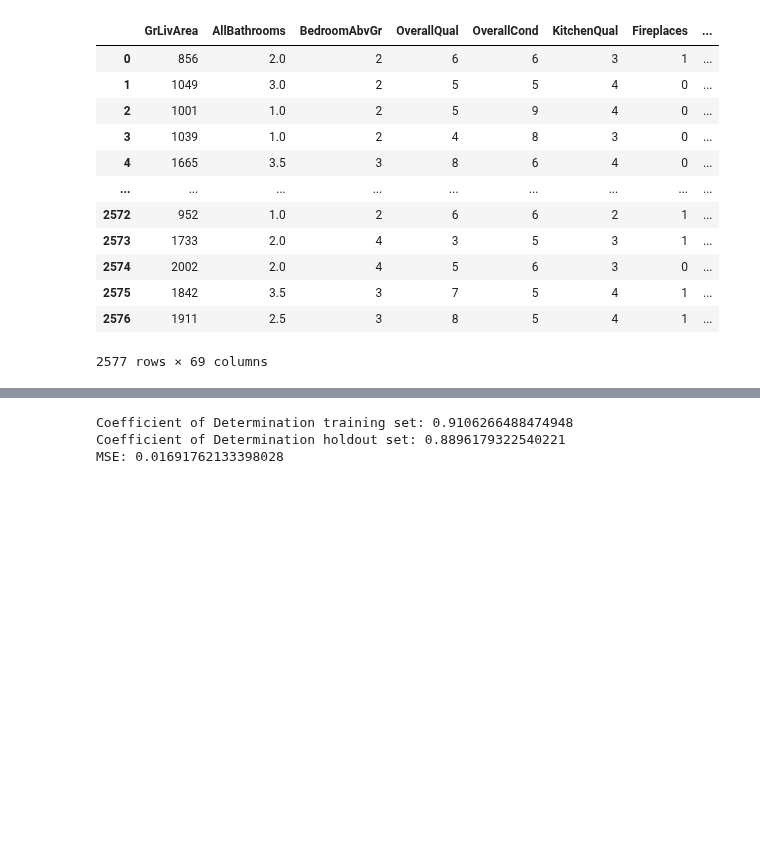
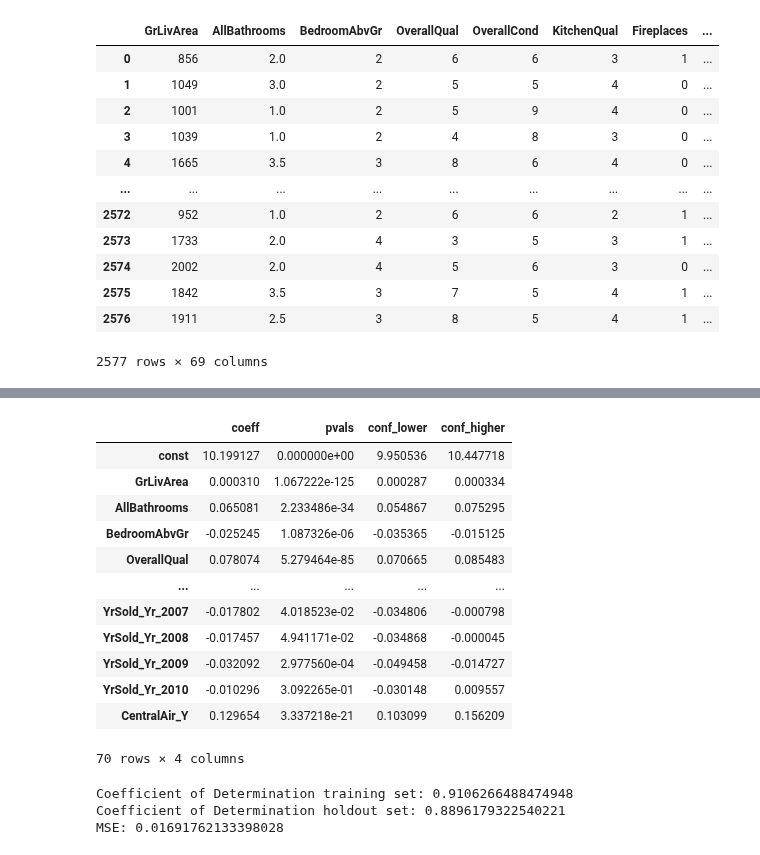
Before and after one commit to rishigoutam/ames-iowa, a Jupyter notebook: rishi/linreg.ipynb, the cells around one changed output, grey strips where cells are left out. Saved outputs shown, nothing was run; the diff lists cells and outputs as text; code cells hidden in the pictures; blank space fills up the shorter version.

```diff
--- a/rishi/linreg.ipynb
+++ b/rishi/linreg.ipynb
@@ -73,2 +78,8 @@ X_train, X_test, y_train, y_test = train_test_split(X, target, test_size=0.3, ra
 model.fit(X=X_train, y=y_train)
 y_predict = model.predict(X_test)
+# %%
+# Fit same model using statsmodels to see statistics
+X_add_const = sm.add_constant(X_train)
+ols = sm.OLS(y_train, X_add_const)
+ans = ols.fit()
+print(ans.summary())
@@ -75,3 +104,37 @@ y_predict = model.predict(X_test)
+# %%
+# See more statsmodels statistics
+def results_summary_to_dataframe(results):
+    '''Take the result of an statsmodel results table and transforms it into a dataframe'''
+    pvals = results.pvalues
+    coeff = results.params
+    conf_lower = results.conf_int()[0]
+    conf_higher = results.conf_int()[1]
+
+    results_df = pd.DataFrame({"pvals":pvals,
+                               "coeff":coeff,
+                               "conf_lower":conf_lower,
+                               "conf_higher":conf_higher
+                               })
+
+    # Reorder
+    results_df = results_df[["coeff","pvals","conf_lower","conf_higher"]]
+    return results_df
+
+results_summary_to_dataframe(ans)
+# %% [output]
+|  | coeff | pvals | conf_lower | conf_higher |
+| const | 10.199127 | 0.000000e+00 | 9.950536 | 10.447718 |
+| GrLivArea | 0.000310 | 1.067222e-125 | 0.000287 | 0.000334 |
+| AllBathrooms | 0.065081 | 2.233486e-34 | 0.054867 | 0.075295 |
+| BedroomAbvGr | -0.025245 | 1.087326e-06 | -0.035365 | -0.015125 |
+| OverallQual | 0.078074 | 5.279464e-85 | 0.070665 | 0.085483 |
+| ... | ... | ... | ... | ... |
+| YrSold_Yr_2007 | -0.017802 | 4.018523e-02 | -0.034806 | -0.000798 |
+| YrSold_Yr_2008 | -0.017457 | 4.941171e-02 | -0.034868 | -0.000045 |
+| YrSold_Yr_2009 | -0.032092 | 2.977560e-04 | -0.049458 | -0.014727 |
+| YrSold_Yr_2010 | -0.010296 | 3.092265e-01 | -0.030148 | 0.009557 |
+| CentralAir_Y | 0.129654 | 3.337218e-21 | 0.103099 | 0.156209 |
+70 rows × 4 columns
 # %%
 # Score model
 print(f"Coefficient of Determination training set: {model.score(X=X_train, y=y_train)}")
```
Also changed, not shown: parts of 4 cells of this notebook, 3 other files.
